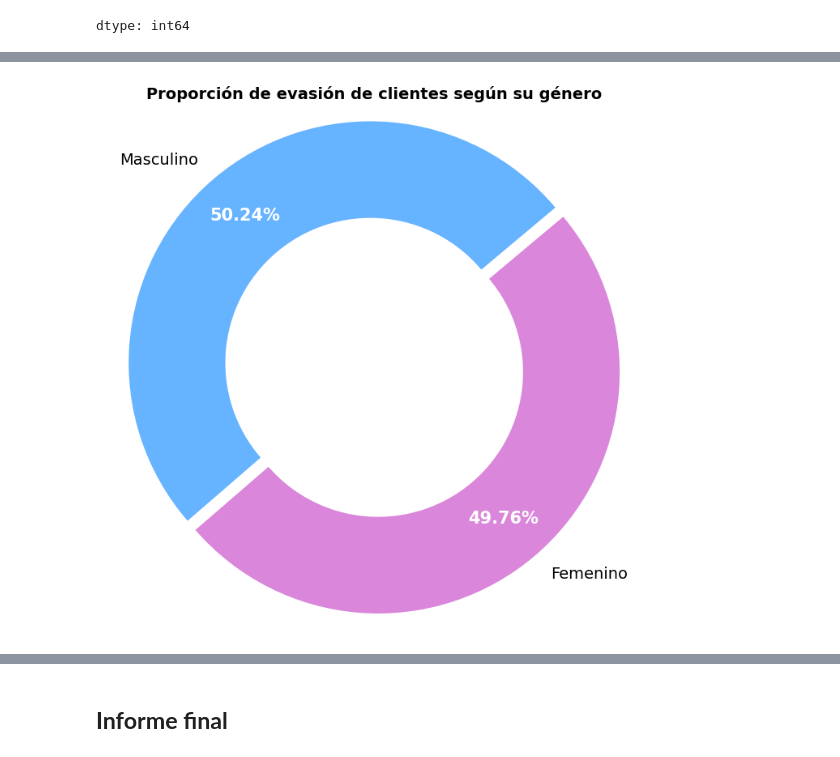
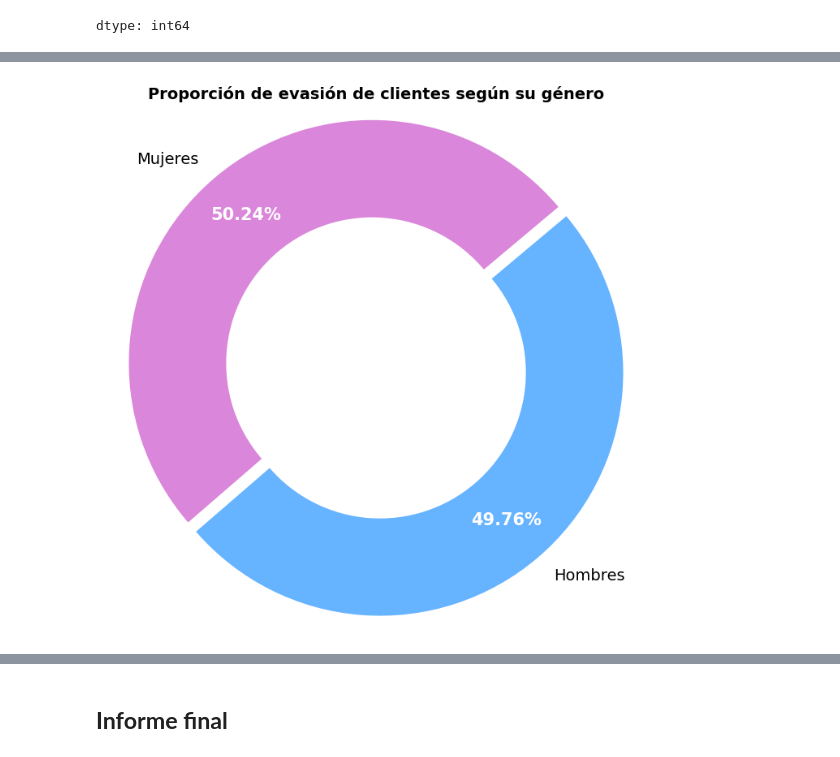
Before and after one commit to DanielRaiicHu/TelecomX, a Jupyter notebook: TelecomX.ipynb, the cells around one changed output, grey strips where cells are left out. Drawn from its saved outputs; the diff is of its cells as text; code cells hidden in the pictures.

```diff
--- a/TelecomX.ipynb
+++ b/TelecomX.ipynb
@@ -537,7 +537,7 @@ wedges, texts, autotexts = ax.pie(
     cliente_evade,
     labels=etiquetas,
     autopct='%1.2f%%',
-    startangle=90,
+    startangle=100,
     colors=[color_si, color_no],
     explode=(0.05, 0),
     textprops= {'fontsize': 14, 'color':'black'}
@@ -563,37 +571,37 @@ plt.show()
 evasion_genero = df_evasion['Genero'].value_counts()
 
 # Crear etiquetas para el gráfico
-etiquetas = ['Masculino', 'Femenino']
+etiquetas = ['Mujeres','Hombres']
 
 # Crear figura y ejes
 fig, ax = plt.subplots(figsize=(7, 7))
 
 # Crear el gráfico de torta
 # Guardamos los textos generados para poder modificarlos
 wedges, texts, autotexts = ax.pie(
     evasion_genero,
     labels=etiquetas,
     autopct='%1.2f%%',
     startangle=40,
-    colors=[color_masculino, color_femenino],
+    colors=[color_femenino, color_masculino],
     explode=(0.05, 0),
     textprops= {'fontsize': 14, 'color':'black'},
     wedgeprops={'width': 0.4},
     pctdistance=0.8
 )
 
 # Personalizar solo los porcentajes (textos internos)
 for autotext in autotexts:
     autotext.set_color('white')     # Color del texto dentro del gráfico
     autotext.set_fontsize(15)       # Tamaño de los porcentajes
     autotext.set_fontweight('bold') # Colocar en negrita
 
 # Ajustes de presentación
 ax.set_title('Proporción de evasión de clientes según su género', fontsize=14, fontweight='bold')
 ax.axis('equal')  # Asegura que el gráfico sea perfectamente circular
 
 # Mostrar
 plt.tight_layout()
 plt.show()
 # %% [output]
-[figure, old version]
+[figure, new version]
```
Also changed, not shown: parts of 8 cells of this notebook.
